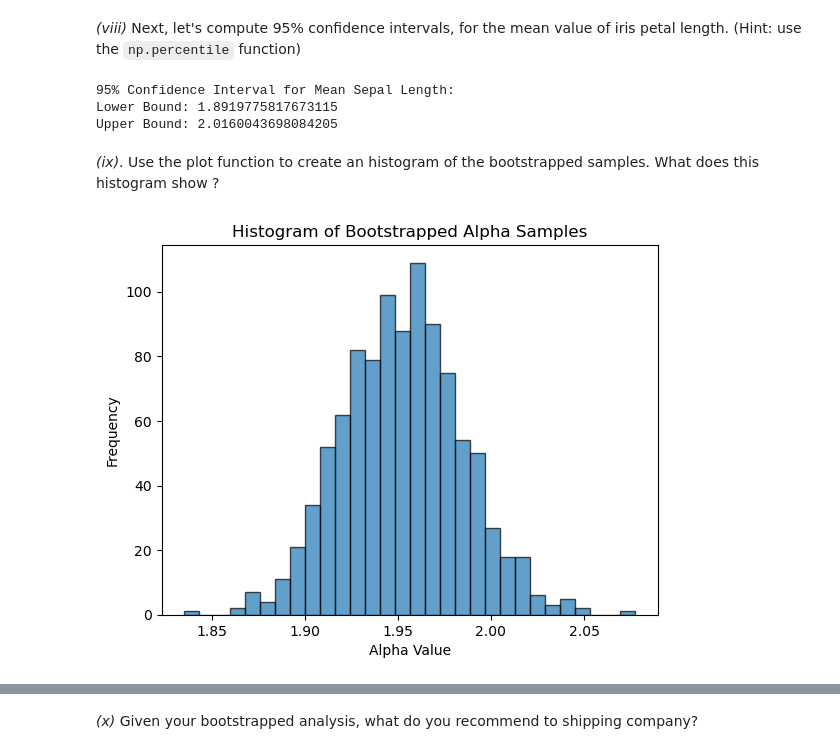
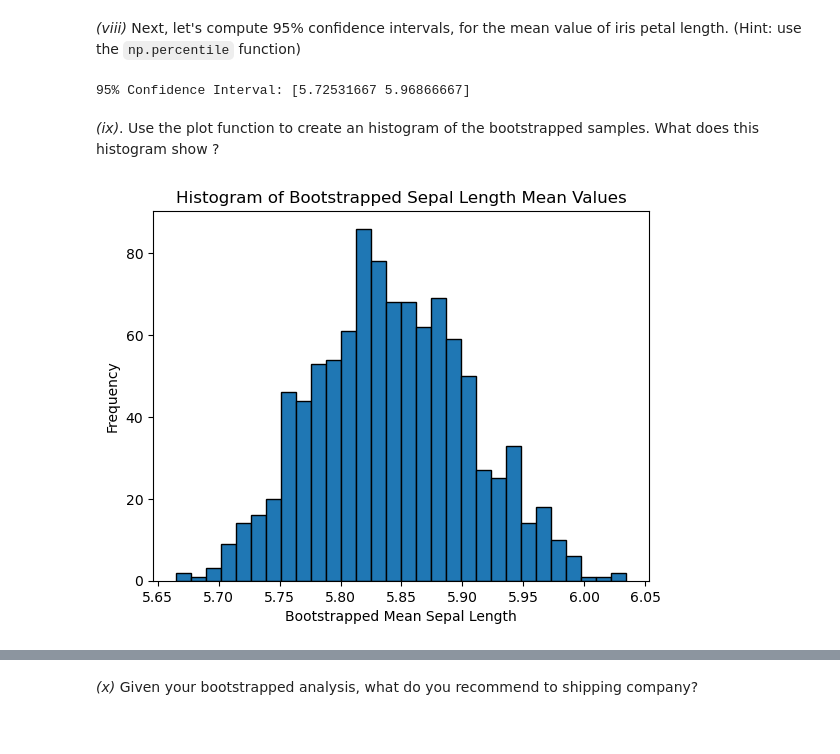
Before and after one commit to hitechparadigm/applying_statistical_concepts, a Jupyter notebook: 02_assignments/assignment_3.ipynb, the cells around one changed output, grey strips where cells are left out. Cells and saved outputs as stored; diff of their text form; code cells hidden in the pictures.

```diff
--- a/02_assignments/assignment_3.ipynb
+++ b/02_assignments/assignment_3.ipynb
@@ -103,12 +73,3 @@ _(iii)_ Why is it (perhaps) not sufficient to simply calculate the mean of `Sepa
 **Answer:** Simply calculating the mean of Sepal.Length provides an estimate of the central tendency of the data. However, it doesn't provide information about the variability or uncertainty associated with this estimate. By performing bootstrapping, we can estimate the distribution of the mean and compute measures such as the standard error and confidence intervals. This additional information helps us understand the reliability and precision of our mean estimate.
 
 _(iv)_ We can perform bootstrapping in Python by defining a simple function using `boot_SE()` for computing the bootstrap standard error. Remember, because bootstrapping involves randomness, we must first set a seed for reproducibility!
-# %%
-# Add your code here to set the seed
-# Constructing a new bootstrap dataset and recomputing alpha
-rng = np.random.default_rng(0)
-bootstrap_indices = rng.choice(100, 100, replace=True)
-alpha_values_bootstrap = alpha_func(df, bootstrap_indices)
-
-# Display the first few bootstrap alpha values
-print(alpha_values_bootstrap[:5])
@@ -168,0 +112,19 @@ _(vii)_. Write code to review the bootstrapped mean value, and the standard devi
+# %%
+# Add your code here
+# Calculate the original mean value of Sepal.Length
+original_mean_sepal_length = np.mean(df['Sepal.Length'])
+print("Original Mean Sepal Length:", original_mean_sepal_length)
+
+# Bootstrapped mean and standard deviation of Sepal.Length
+def mean_sepal_length(D, idx):
+    """
+    Function to compute the mean of Sepal.Length.
+
+    Parameters:
+    D (DataFrame): DataFrame containing the dataset
+    idx (array-like): Indexes to use for the calculation
+
+    Returns:
+    float: The mean of Sepal.Length
+    """
+    return D.loc[idx, 'Sepal.Length'].mean()
@@ -168,0 +133,7 @@ _(vii)_. Write code to review the bootstrapped mean value, and the standard devi
+# %%
+# Bootstrapping for Sepal.Length mean
+boot_se_samples = [mean_sepal_length(df, rng.choice(df.index, df.shape[0], replace=True)) for _ in range(1000)]
+boot_mean = np.mean(boot_se_samples)
+boot_std = np.std(boot_se_samples)
+print(f"Bootstrapped Mean: {boot_mean}")
+print(f"Bootstrapped Standard Deviation: {boot_std}")
@@ -203,38 +159,31 @@ _(viii)_ Next, let's compute 95% confidence intervals, for the mean value of iri
 # %%
 # Add your code here
 # Compute the 95% confidence intervals
-ci_lower, ci_upper = np.percentile(bootstrap_alpha_samples, [2.5, 97.5])
-
-print("95% Confidence Interval for Mean Sepal Length:")
-print("Lower Bound:", ci_lower)
-print("Upper Bound:", ci_upper)
+conf_interval = np.percentile(boot_se_samples, [2.5, 97.5])
+print(f"95% Confidence Interval: {conf_interval}")
 # %% [output]
-95% Confidence Interval for Mean Sepal Length:
-Lower Bound: 1.8919775817673115
-Upper Bound: 2.0160043698084205
+95% Confidence Interval: [5.72531667 5.96866667]
 # %% [markdown]
 _(ix)_. Use the plot function to create an histogram of the bootstrapped samples. What does this histogram show ?
 # %%
 #Complete this
-
-import matplotlib.pyplot as plt
 
 # Create a figure and axis
 fig, ax = plt.subplots()
 
 # Create the histogram
-ax.hist(bootstrap_alpha_samples, bins=30, edgecolor='black', alpha=0.7)
+ax.hist(boot_se_samples, bins=30, edgecolor='black')
 
 # Add a title
-ax.set_title('Histogram of Bootstrapped Alpha Samples')
+ax.set_title('Histogram of Bootstrapped Sepal Length Mean Values')
 
 # Add a label to the x-axis
-ax.set_xlabel('Alpha Value')
+ax.set_xlabel('Bootstrapped Mean Sepal Length')
 
 # Add a label to the y-axis
 ax.set_ylabel('Frequency')
 
 # Show the plot
 plt.show()
 # %% [output]
-[figure, old version]
+[figure, new version]
```
Also changed, not shown: parts of 15 cells of this notebook, 1 other file.
